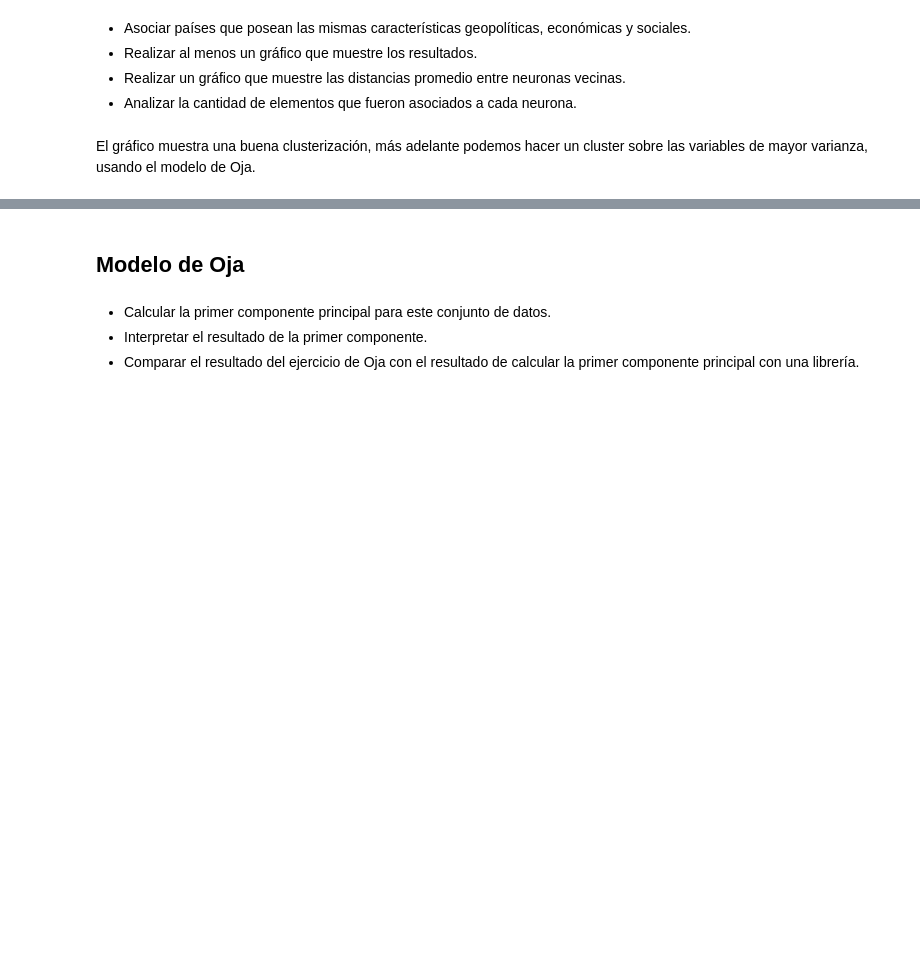
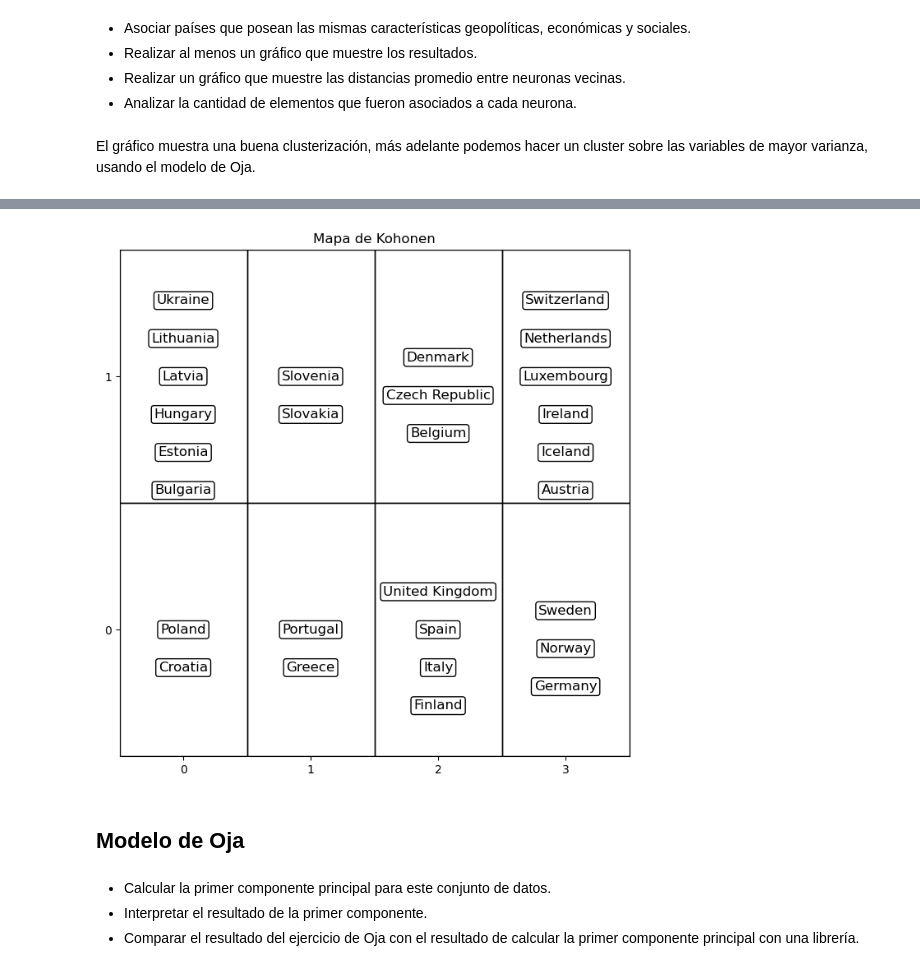
Before and after one commit to ArianSAGGESE7/sia-tp4, a Jupyter notebook: notebooks/Ejercicio1.ipynb, the cells around one changed output, grey strips where cells are left out. Drawn from its saved outputs; the diff is of its cells as text; code cells hidden in the pictures; blank space fills up the shorter version.

Commit message:
ejercicio 1 con mapita de kohonen

```diff
--- a/notebooks/Ejercicio1.ipynb
+++ b/notebooks/Ejercicio1.ipynb
@@ -73,0 +84,38 @@ pt
+# %%
+def plot_kohonen(coordenadas, labels):
+    from matplotlib.patches import Rectangle
+
+    celda_a_labels = {coord: [] for coord in coordenadas}
+    for (coord, label) in zip(coordenadas, labels):
+        celda_a_labels[coord].append(label)
+
+    # Obtener dimensiones del mapa (autoajuste)
+    max_x = max(x for x, y in coordenadas) + 1
+    max_y = max(y for x, y in coordenadas) + 1
+
+    # Crear gráfico
+    fig, ax = plt.subplots(figsize=(8, 8))
+    ax.set_xlim(-0.5, max_x - 0.5)
+    ax.set_ylim(-0.5, max_y - 0.5)
+    ax.set_xticks(range(max_x))
+    ax.set_yticks(range(max_y))
+
+
+    for i in range(max_x):
+        for j in range(max_y):
+            rect = Rectangle((i - 0.5, j - 0.5), 1, 1, linewidth=1, edgecolor='black', facecolor='none')
+            ax.add_patch(rect)
+
+    # Dibujar etiquetas sin solaparse
+    for (x, y), label_list in celda_a_labels.items():
+        # Espaciado entre labels
+        for i, label in enumerate(label_list):
+            offset = 0.15 * (i - len(label_list) / 2)
+            ax.text(x, y + offset, label, ha='center', va='center', fontsize=12, bbox=dict(facecolor='white', edgecolor='black', boxstyle='round,pad=0.2'))
+
+    plt.title("Mapa de Kohonen")
+
+
+plot_kohonen(pred, data.index)
+# %% [output]
+[figure, added]
```
Also changed, not shown: parts of 6 cells of this notebook.
